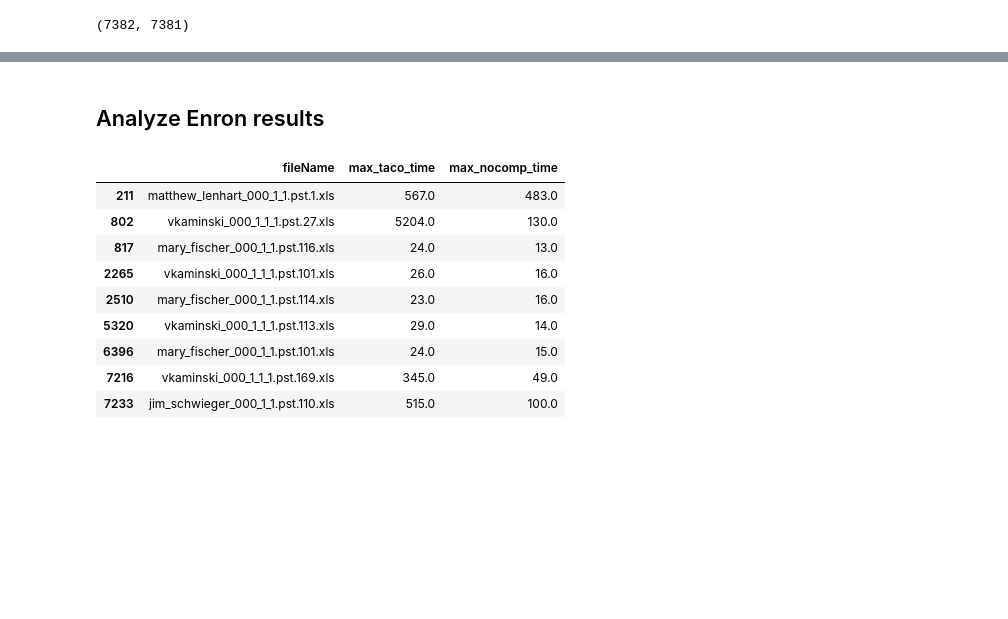
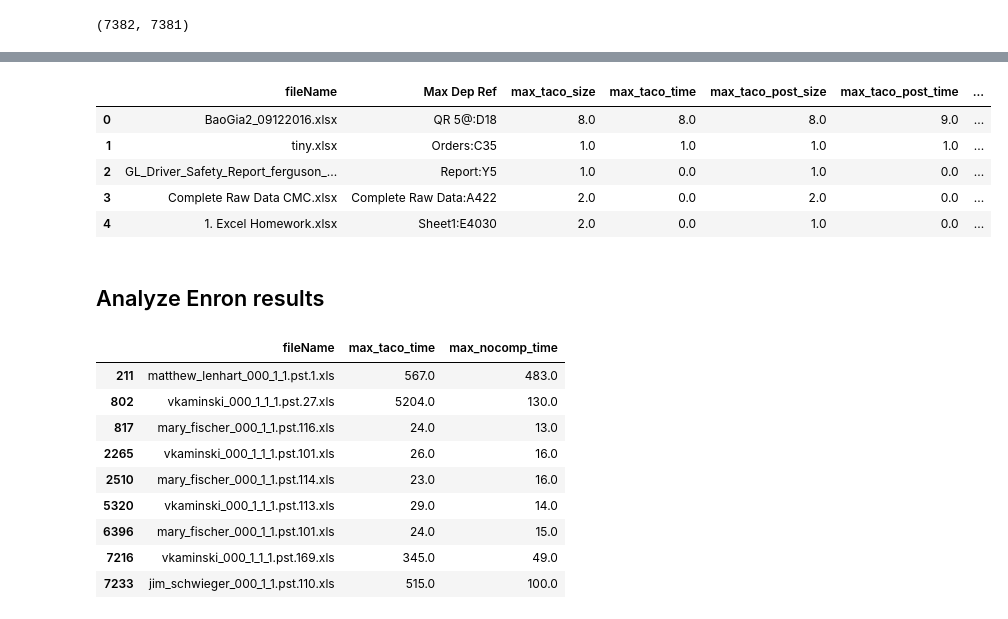
Before and after one commit to dataspread/SpreadsheetAnalyzer, a Jupyter notebook: dataframe_merge.ipynb, the cells around one changed output, grey strips where cells are left out. Drawn from its saved outputs; the diff is of its cells as text; code cells hidden in the pictures; blank space fills up the shorter version.

```diff
--- a/dataframe_merge.ipynb
+++ b/dataframe_merge.ipynb
@@ -45,3 +71,12 @@ df_merged = pd.merge(df_max, df_long, how="right", on=["fileName"])
+# %%
+df_github_merged.head()
+# %% [output]
+|  | fileName | Max Dep Ref | max_taco_size | max_taco_time | max_taco_post_size | max_taco_post_time | ... |
+| 0 | BaoGia2_09122016.xlsx | QR 5@:D18 | 8.0 | 8.0 | 8.0 | 9.0 | ... |
+| 1 | tiny.xlsx | Orders:C35 | 1.0 | 1.0 | 1.0 | 1.0 | ... |
+| 2 | GL_Driver_Safety_Report_ferguson_... | Report:Y5 | 1.0 | 0.0 | 1.0 | 0.0 | ... |
+| 3 | Complete Raw Data CMC.xlsx | Complete Raw Data:A422 | 2.0 | 0.0 | 2.0 | 0.0 | ... |
+| 4 | 1. Excel Homework.xlsx | Sheet1:E4030 | 2.0 | 0.0 | 1.0 | 0.0 | ... |
 # %% [markdown]
 ## Analyze Enron results
 # %%
```
Also changed, not shown: parts of 23 cells of this notebook, 4 other files.
